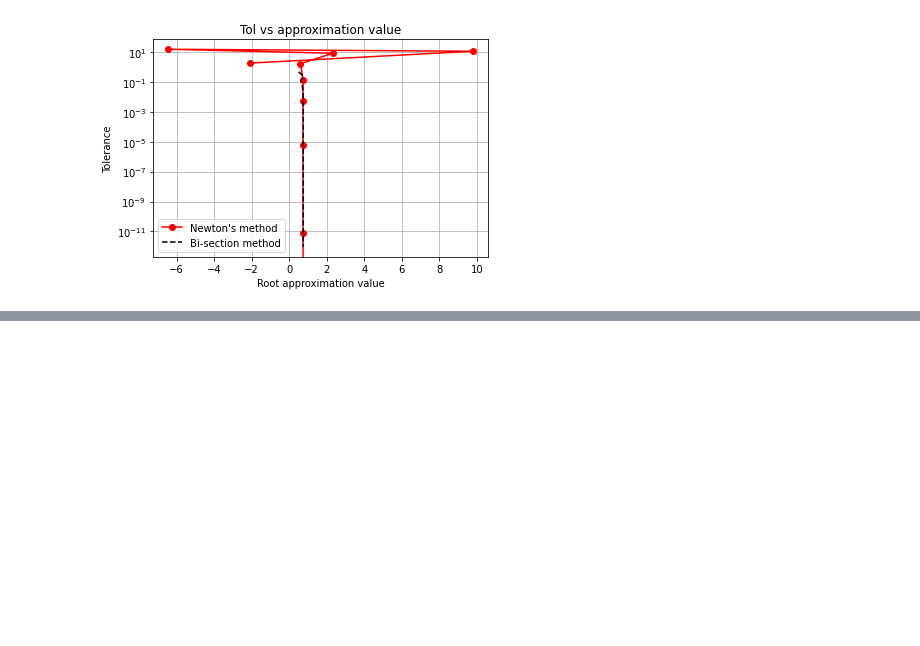
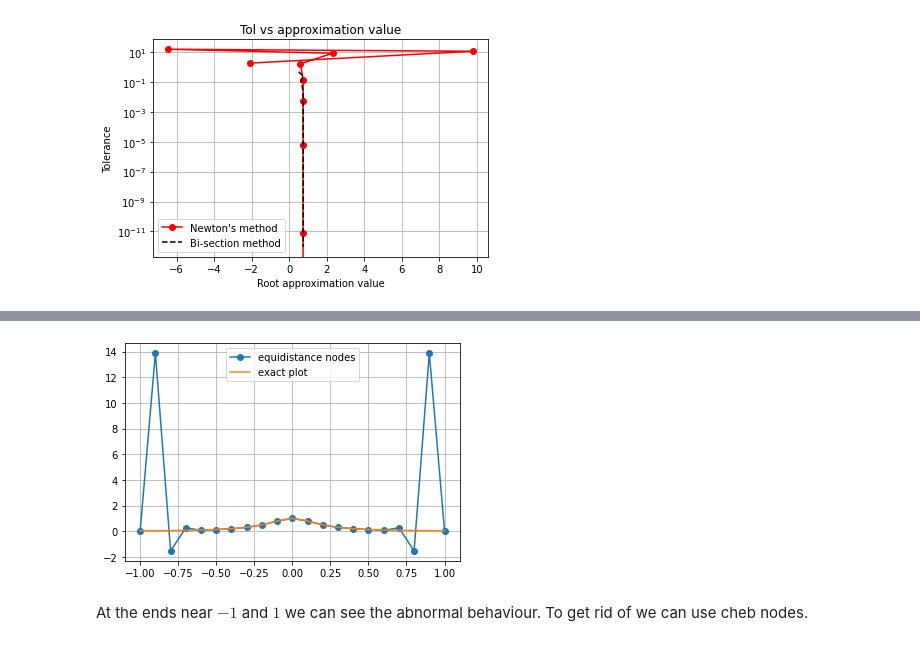
Before and after one commit to RiteshKhan/Random, a Jupyter notebook: 11_02_2022.ipynb, the cells around one changed output, grey strips where cells are left out. Cells and saved outputs as stored; diff of their text form; code cells hidden in the pictures; blank space fills up the shorter version.

```diff
--- a/11_02_2022.ipynb
+++ b/11_02_2022.ipynb
@@ -377,0 +390,41 @@ plt.show()
+# %%
+# create chebyshev nodes
+def my_cheb_nodes(n):
+  cheb_nodes_list = []
+  for i in range(n):
+    cheb_nodes_list.append(-(np.cos(i+0.5))/(n*np.pi))
+  return cheb_nodes_list
+# %%
+# Lagrange interpolation
+def my_lagrange(x,y,xval):
+  l = len(x)
+  s = 0
+  for i in range(l):
+    p =  1
+    for j in range(l):
+      if(j!=i):
+        p *= (xval-x[j])/(x[i]-x[j])
+    s += p*y[i]
+  return s
+# %%
+xvec = np.linspace(-1.0,1.0,25)
+f = lambda x : 1/(1+25*x**2)
+yvec = f(xvec)
+xval = np.arange(-1,1.1,0.1)
+l3 = []
+l4 = []
+xvec1 = np.array(my_cheb_nodes(5))
+yvec1 = f(xvec1)
+for i in xval:
+  l3.append(my_lagrange(xvec,yvec,i))
+  l4.append(my_lagrange(xvec1,yvec1,i))
+plt.plot(xval,l3, '-o', label = 'equidistance nodes')
+#plt.plot(xval,l4, '--', label = 'chebyshev nodes')
+plt.plot(xvec,f(xvec),label = 'exact plot')
+plt.legend()
+plt.grid()
+plt.show()
+# %% [output]
+[figure, added]
+# %% [markdown]
+At the ends near $-1$ and $1$ we can see the abnormal behaviour. To get rid of we can use cheb nodes.
```
Also changed, not shown: parts of 3 cells of this notebook.
